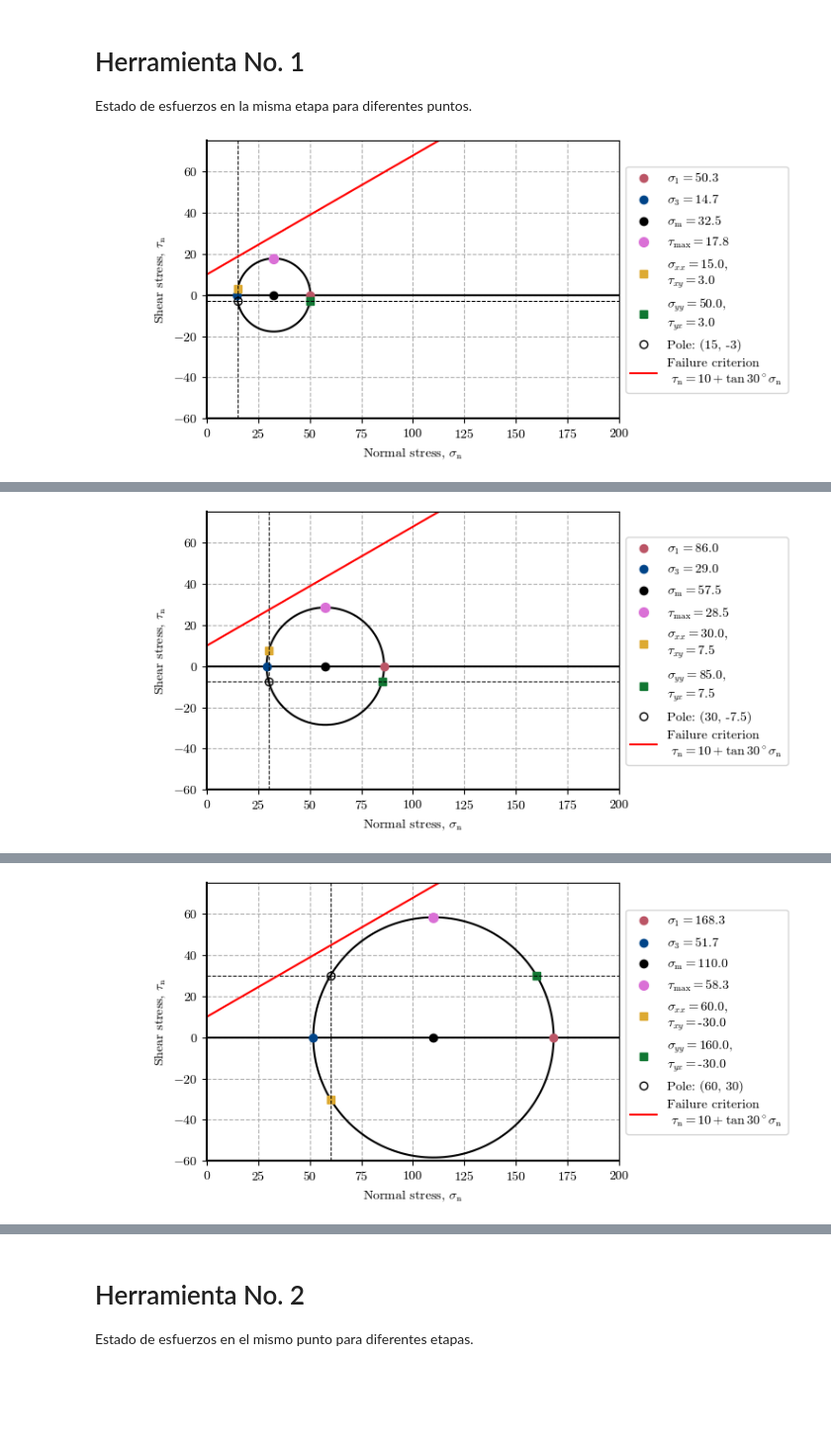
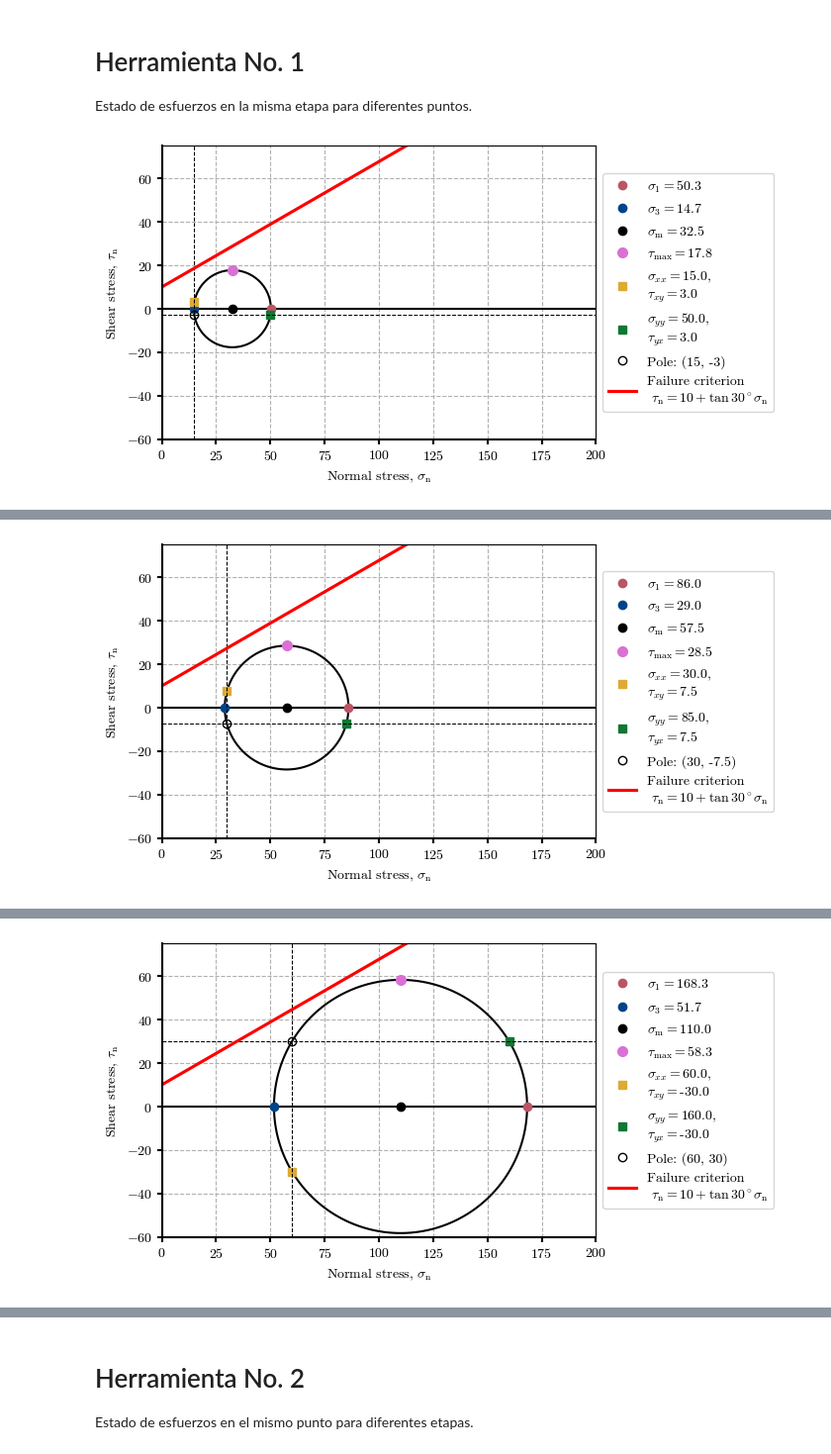
Before and after one commit to AppliedMechanics-EAFIT/soil_mechanics, a Jupyter notebook: notebooks/mohr_circles_and_stress_paths.ipynb, the cells around one changed output, grey strips where cells are left out. Shown at 99% size. Saved outputs shown, nothing was run; the diff lists cells and outputs as text; code cells hidden in the pictures; blank space fills up the shorter version.

Commit message:
Update notebooks (remove %matplotlib widget)

```diff
--- a/notebooks/mohr_circles_and_stress_paths.ipynb
+++ b/notebooks/mohr_circles_and_stress_paths.ipynb
@@ -18,25 +17,19 @@ from IPython.display import display
 if 'google.colab' in str(get_ipython()):
     print('Running on CoLab. Installing the required modules...')
     from subprocess import run
-    run('pip install ipympl', shell=True);
+    # run('pip install ipympl', shell=True);
     from google.colab import output
     output.enable_custom_widget_manager()
 
-%matplotlib widget
 
-plt.style.use("default")
-mpl.rcParams.update(
-    {
-        'figure.constrained_layout.use': True,
-        'interactive': False,
-        "text.usetex": False,  # Use mathtext, not LaTeX
-        "font.family": "cmr10",  # Use the Computer modern font
-        "mathtext.fontset": "cm",
-        "axes.formatter.use_mathtext": True,
-        "axes.unicode_minus": False,
-    }
-)
-html_setup = '<style> div.jupyter-widgets.widget-label {display: none;} </style>'
+# %matplotlib widget
+mpl.rcParams.update({
+    "font.family": "serif",
+    "font.serif": ["Computer Modern Roman", "cmr", "cmr10", "DejaVu Serif"],  # or
+    "mathtext.fontset": "cm",  # Use Computer Modern fonts for math
+    "axes.formatter.use_mathtext": True,  # Use mathtext for axis labels
+    "axes.unicode_minus": False,   # Use standard minus sign instead of a unicode character
+})
 # %% [markdown]
 # Funciones
 # %%
@@ -66,7 +59,7 @@ def plot_mohr_circle(
 
     theta = np.linspace(0, 2 * np.pi, 200)
 
-    fig, ax = plt.subplots(ncols=1, nrows=1, figsize=kwargs.get('figsize'))
+    fig, ax = plt.subplots(ncols=1, nrows=1, figsize=kwargs.get('figsize'), layout='constrained')
     ax.axhline(y=0, c="k")
     ax.plot(r * np.cos(theta) + c, r * np.sin(theta), c="k")  # Mohr circle
 
@@ -117,12 +110,12 @@ def plot_mohr_circle(
         xlim = ax.get_xlim() if xlim is None else xlim
         ylim = ax.get_ylim() if ylim is None else ylim
         x_env = np.array([-9e9, 9e9])
-        ax.plot(x_env, tan_𝜙 * x_env + c_env, c="r", label=label)
+        ax.plot(x_env, tan_𝜙 * x_env + c_env, c="r", lw=2.25, label=label)
 
     ax.legend(loc="center left", bbox_to_anchor=(1, 0.5))
     ax.grid(True, ls="--")
-    ax.spines["bottom"].set_linewidth(1.5)
-    ax.spines["left"].set_linewidth(1.5)
+    ax.spines[["left", "bottom"]].set_linewidth(1.5)
+    ax.tick_params(width=1.5)
     ax.set_aspect("equal", anchor=None)
     ax.set(
         xlabel="Normal stress, $\sigma_\mathrm{n}$",
@@ -131,9 +124,7 @@ def plot_mohr_circle(
         ylim=ylim
     )
     plt.show()
-    display(wgt.HTML(html_setup))
-    plt.close()
-    return outcome
+    return fig, outcome
 # %%
 def plot_all_mohr_circles(
         stages, envelope={'c': 20, '𝜙': 35}, xlim=None, ylim=None, **kwargs):
@@ -262,11 +246,8 @@ def plot_stress_path(stages, envelope={"c": 10, "𝜙": 30}, **kwargs):
 
 Estado de esfuerzos en la misma etapa para diferentes puntos.
 # %%
-slope1_ptX_stage3 = plot_mohr_circle(
-    sigma_xx=15, sigma_yy=50, tau_xy=3, envelope={'c': 10, '𝜙': 30}, xlim=(00, 200), ylim=(-60, 75), plot_pole=True, figsize=[7.5, 3.5])
-slope1_ptY_stage3 = plot_mohr_circle(
-    sigma_xx=30, sigma_yy=85, tau_xy=7.5, envelope={'c': 10, '𝜙': 30}, xlim=(00, 200), ylim=(-60, 75), plot_pole=True, figsize=[7.5, 3.5])
-slope1_ptZ_stage3 = plot_mohr_circle(
-    sigma_xx=60, sigma_yy=160, tau_xy=-30, envelope={'c': 10, '𝜙': 30}, xlim=(00, 200), ylim=(-60, 75), plot_pole=True, figsize=[7.5, 3.5])
+fig, slope1_ptX_stage3 = plot_mohr_circle(sigma_xx=15, sigma_yy=50, tau_xy=3, envelope={'c': 10, '𝜙': 30}, xlim=(00, 200), ylim=(-60, 75), plot_pole=True, figsize=[7.5, 3.5])
+fig, slope1_ptY_stage3 = plot_mohr_circle(sigma_xx=30, sigma_yy=85, tau_xy=7.5, envelope={'c': 10, '𝜙': 30}, xlim=(00, 200), ylim=(-60, 75), plot_pole=True, figsize=[7.5, 3.5])
+fig, slope1_ptZ_stage3 = plot_mohr_circle(sigma_xx=60, sigma_yy=160, tau_xy=-30, envelope={'c': 10, '𝜙': 30}, xlim=(00, 200), ylim=(-60, 75), plot_pole=True, figsize=[7.5, 3.5])
 # %% [output]
-[figure, old version]
+[figure, new version]
@@ -274 +254 @@ slope1_ptZ_stage3 = plot_mohr_circle(
-[figure, old version]
+[figure, new version]
@@ -276 +255 @@ slope1_ptZ_stage3 = plot_mohr_circle(
-[figure, old version]
+[figure, new version]
```
Also changed, not shown: parts of 7 cells of this notebook, 10 other files.
